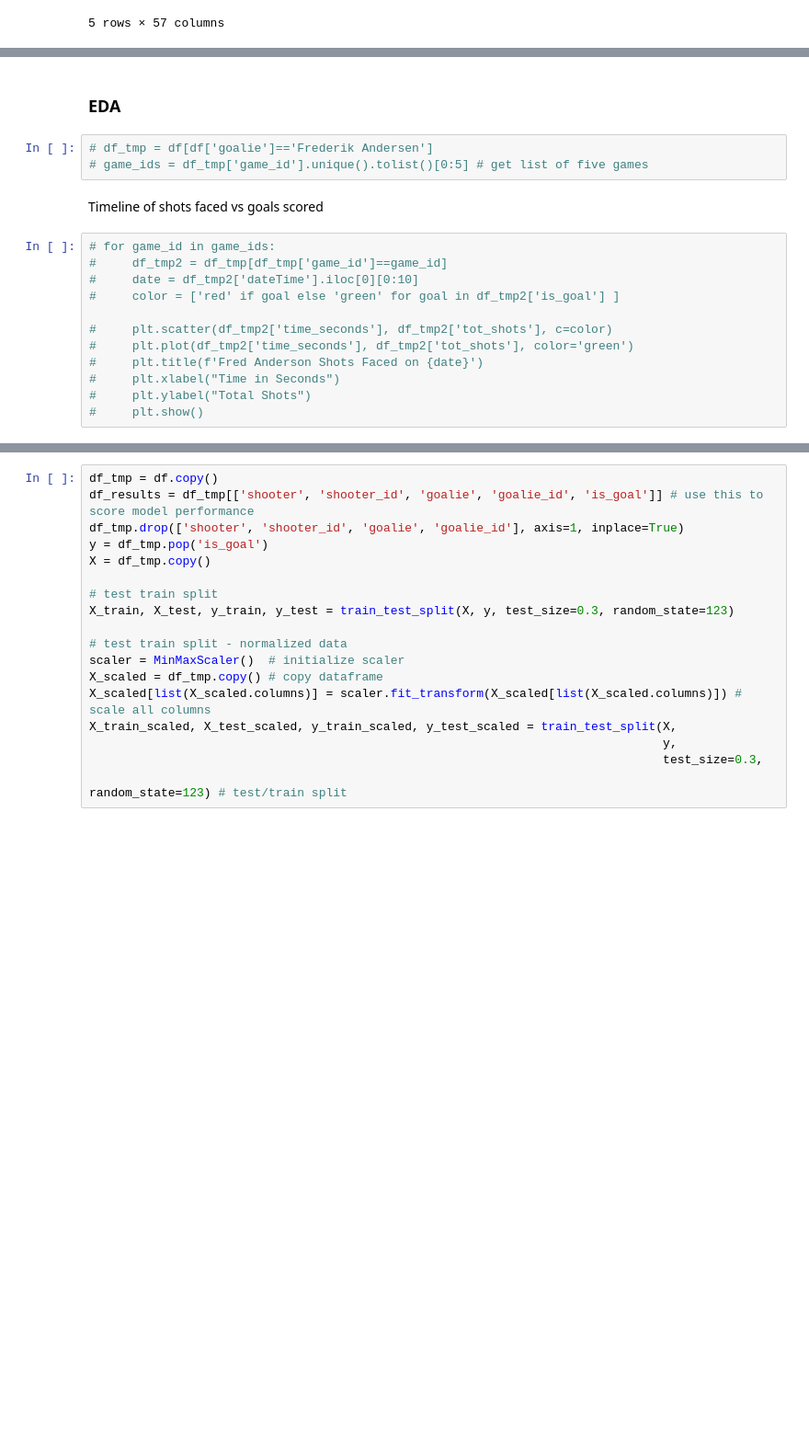
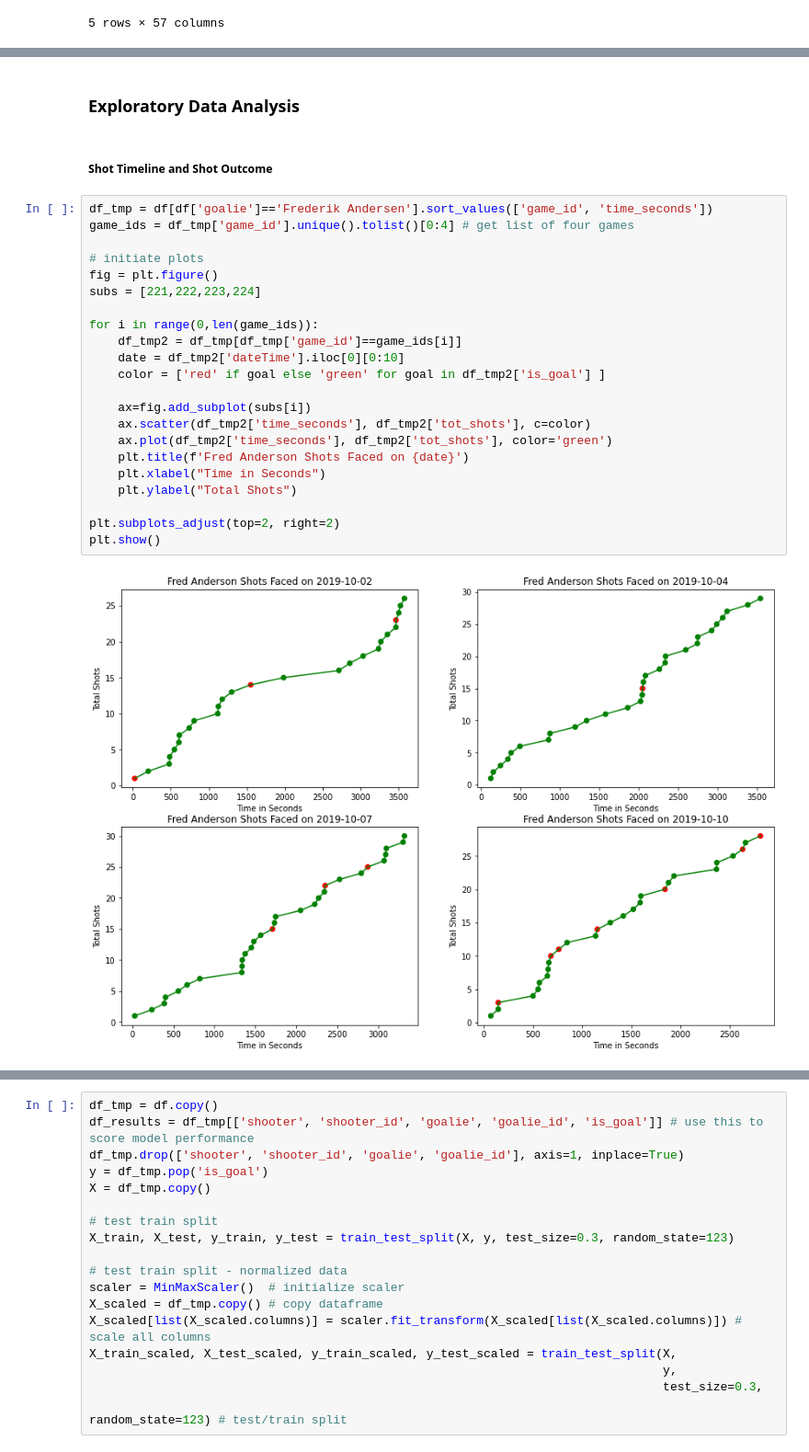
Before and after one commit to shawzy2/expected_goals, a Jupyter notebook: notebook/goalie_trends.ipynb, the cells around one changed output, grey strips where cells are left out. Shown: that part at 92% size. Cells and saved outputs as stored; diff of their text form; blank space fills up the shorter version.

```diff
--- a/notebook/goalie_trends.ipynb
+++ b/notebook/goalie_trends.ipynb
@@ -277,20 +298,29 @@ memory usage: 12.8+ MB
 # %% [markdown]
-### EDA
+### Exploratory Data Analysis <a class="anchor" id="4"></a>
-# %%
-# df_tmp = df[df['goalie']=='Frederik Andersen']
-# game_ids = df_tmp['game_id'].unique().tolist()[0:5] # get list of five games
 # %% [markdown]
-Timeline of shots faced vs goals scored
+##### Shot Timeline and Shot Outcome <a class="anchor" id="4.1"></a>
 # %%
-# for game_id in game_ids:
-#     df_tmp2 = df_tmp[df_tmp['game_id']==game_id]
-#     date = df_tmp2['dateTime'].iloc[0][0:10]
-#     color = ['red' if goal else 'green' for goal in df_tmp2['is_goal'] ]
+df_tmp = df[df['goalie']=='Frederik Andersen'].sort_values(['game_id', 'time_seconds'])
+game_ids = df_tmp['game_id'].unique().tolist()[0:4] # get list of four games
 
-#     plt.scatter(df_tmp2['time_seconds'], df_tmp2['tot_shots'], c=color)
-#     plt.plot(df_tmp2['time_seconds'], df_tmp2['tot_shots'], color='green')
-#     plt.title(f'Fred Anderson Shots Faced on {date}')
-#     plt.xlabel("Time in Seconds")
-#     plt.ylabel("Total Shots")
-#     plt.show()
+# initiate plots
+fig = plt.figure()
+subs = [221,222,223,224]
+
+for i in range(0,len(game_ids)):
+    df_tmp2 = df_tmp[df_tmp['game_id']==game_ids[i]]
+    date = df_tmp2['dateTime'].iloc[0][0:10]
+    color = ['red' if goal else 'green' for goal in df_tmp2['is_goal'] ]
+
+    ax=fig.add_subplot(subs[i])
+    ax.scatter(df_tmp2['time_seconds'], df_tmp2['tot_shots'], c=color)
+    ax.plot(df_tmp2['time_seconds'], df_tmp2['tot_shots'], color='green')
+    plt.title(f'Fred Anderson Shots Faced on {date}')
+    plt.xlabel("Time in Seconds")
+    plt.ylabel("Total Shots")
+
+plt.subplots_adjust(top=2, right=2)
+plt.show()
+# %% [output]
+[figure, added]
 # %% [markdown]
```
Also changed, not shown: parts of 44 cells of this notebook, 1 other file.
